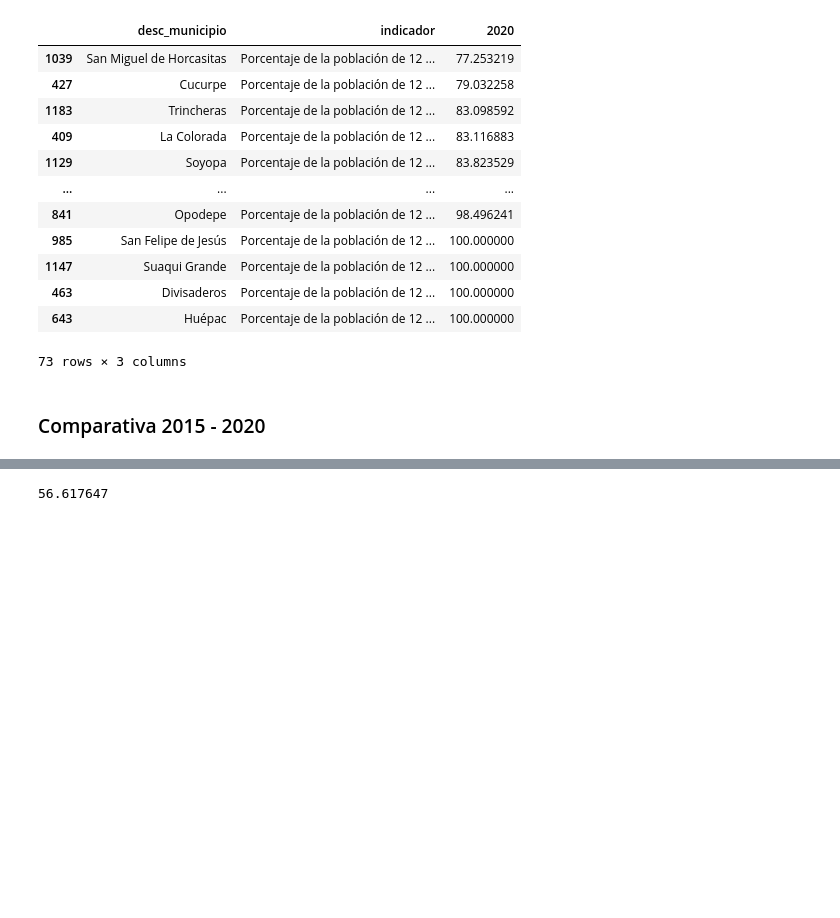
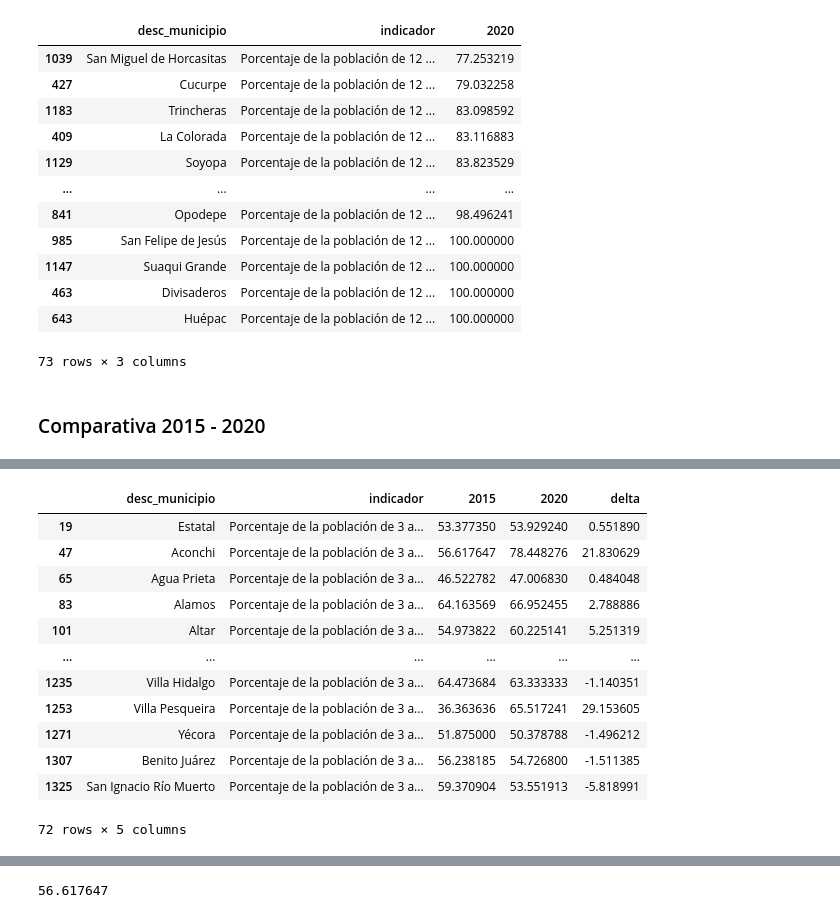
Before and after one commit to ibsanmorales/data_sonora_buqui, a Jupyter notebook: notebooks/inegi_educacion.ipynb, the cells around one changed output, grey strips where cells are left out. Drawn from its saved outputs; the diff is of its cells as text; code cells hidden in the pictures; blank space fills up the shorter version.

```diff
--- a/notebooks/inegi_educacion.ipynb
+++ b/notebooks/inegi_educacion.ipynb
@@ -175,0 +192,16 @@ TypeError: unsupported operand type(s) for -: 'float' and 'str'
+# %%
+educacion_comparativa[educacion_comparativa['indicador'] == 'Porcentaje de la población de 3 a 5 años que asiste a la escuela']
+# %% [output]
+|  | desc_municipio | indicador | 2015 | 2020 | delta |
+| 19 | Estatal | Porcentaje de la población de 3 a... | 53.377350 | 53.929240 | 0.551890 |
+| 47 | Aconchi | Porcentaje de la población de 3 a... | 56.617647 | 78.448276 | 21.830629 |
+| 65 | Agua Prieta | Porcentaje de la población de 3 a... | 46.522782 | 47.006830 | 0.484048 |
+| 83 | Alamos | Porcentaje de la población de 3 a... | 64.163569 | 66.952455 | 2.788886 |
+| 101 | Altar | Porcentaje de la población de 3 a... | 54.973822 | 60.225141 | 5.251319 |
+| ... | ... | ... | ... | ... | ... |
+| 1235 | Villa Hidalgo | Porcentaje de la población de 3 a... | 64.473684 | 63.333333 | -1.140351 |
+| 1253 | Villa Pesqueira | Porcentaje de la población de 3 a... | 36.363636 | 65.517241 | 29.153605 |
+| 1271 | Yécora | Porcentaje de la población de 3 a... | 51.875000 | 50.378788 | -1.496212 |
+| 1307 | Benito Juárez | Porcentaje de la población de 3 a... | 56.238185 | 54.726800 | -1.511385 |
+| 1325 | San Ignacio Río Muerto | Porcentaje de la población de 3 a... | 59.370904 | 53.551913 | -5.818991 |
+72 rows × 5 columns
```
Also changed, not shown: parts of 14 cells of this notebook, 3 other files.
